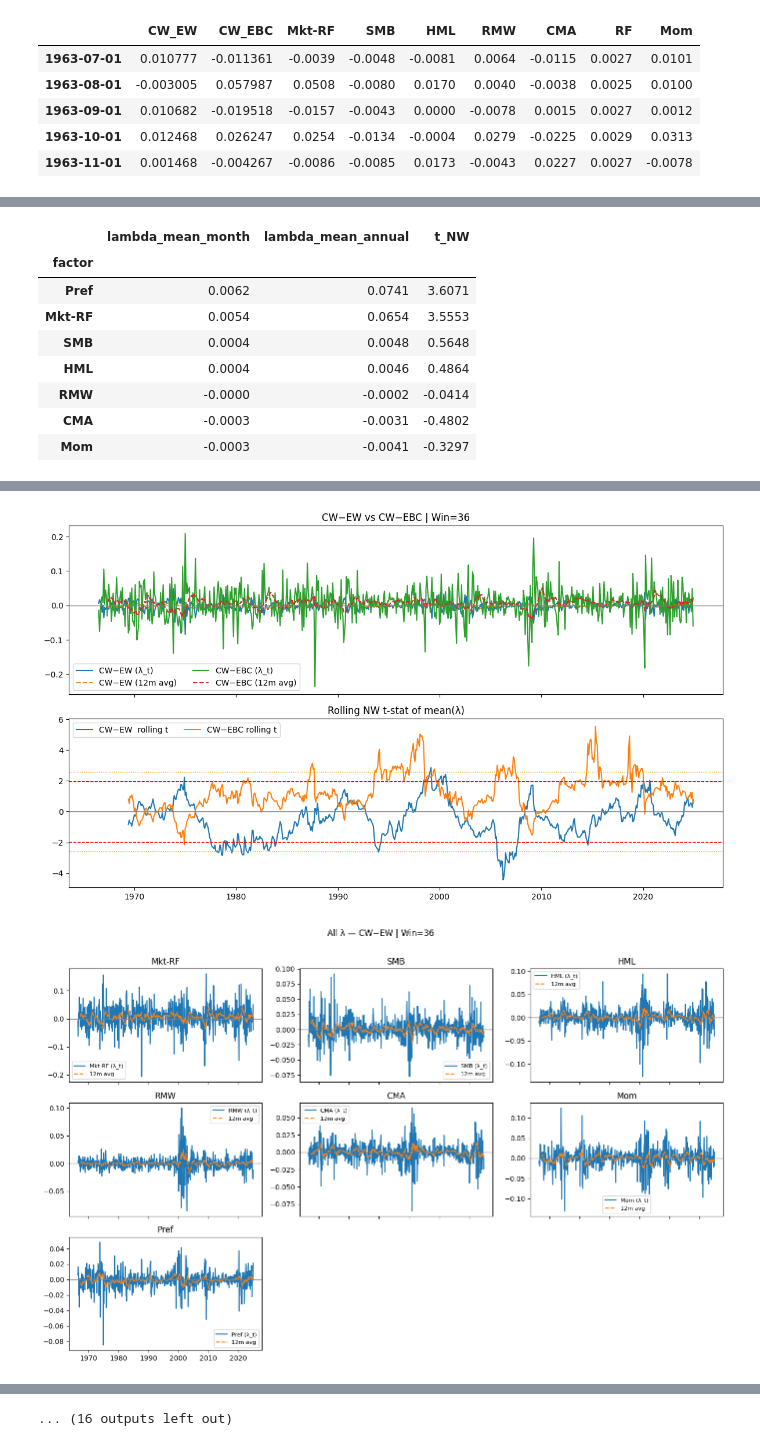
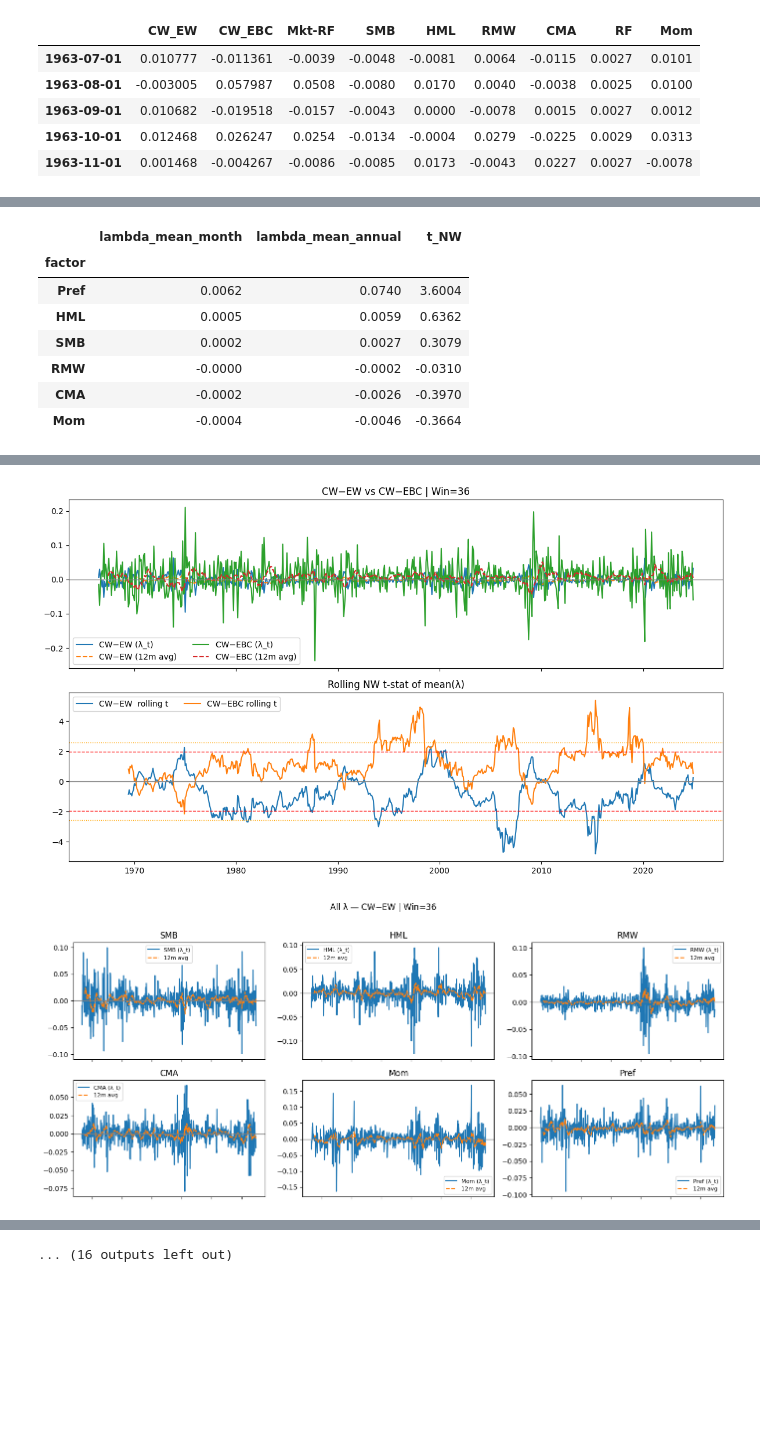
Before and after one commit to eviprous/Invesco-Research, a Jupyter notebook: cw_vs_ebc_kw.ipynb, the cells around one changed output, grey strips where cells are left out. Saved outputs shown, nothing was run; the diff lists cells and outputs as text; code cells hidden in the pictures; blank space fills up the shorter version.

```diff
--- a/cw_vs_ebc_kw.ipynb
+++ b/cw_vs_ebc_kw.ipynb
@@ -313,16 +326,16 @@ def clean_numeric(x):
 
 rets        = to_month_end(rets)
 pref_series = to_month_end(pref_m["CW-EBC"])
-mkt_series  = to_month_end(ff_m["Mkt-RF"])
+# mkt_series  = to_month_end(ff_m["Mkt-RF"])
 
 rets        = clean_numeric(rets)
 pref_series = clean_numeric(pref_series)
-mkt_series  = clean_numeric(mkt_series)
+# mkt_series  = clean_numeric(mkt_series)
 
-common_idx  = rets.index.intersection(pref_series.index).intersection(mkt_series.index)
+common_idx  = rets.index.intersection(pref_series.index)
 rets        = rets.loc[common_idx]
 pref_series = pref_series.loc[common_idx]
-mkt_series  = mkt_series.loc[common_idx]
+# mkt_series  = mkt_series.loc[common_idx]
 
 print("Aligned span:", rets.index.min(), "→", rets.index.max(), " | months:", len(rets))
 # %% [output]
@@ -434,7 +447,7 @@ def fama_macbeth(rets: pd.DataFrame,
 for pref_name in ["CW-EBC", "CW-EW"]:
     fm_out = fama_macbeth(rets=rets,
                           pref_series=pref_m[pref_name],
-                          mkt_series=ff_m["Mkt-RF"],
+                          mkt_series=None,
                           window=36, nw_lags=6,
                           min_stocks=50, verbose=False)
     print(f"[FM] {pref_name}  mean λ={fm_out.get('lambda_pref_mean')},  t={fm_out.get('lambda_pref_t')},  "
@@ -445,5 +458,5 @@ for pref_name in ["CW-EBC", "CW-EW"]:
 # %%
-fac_names = ["Mkt-RF","SMB","HML","RMW","CMA","Mom"]
+fac_names = ["SMB","HML","RMW","CMA","Mom"]
 beta_ctrl = {}
 for nm in fac_names:
     beta_ctrl[nm] = rolling_beta_single_factor(rets, ff_m[nm], window=36).shift(1)
@@ -493,7 +506,7 @@ W = 36
 min_stocks = 50
 nw_lags = 6
 pref_list = ["CW-EBC", "CW-EW"]
-fac_names = ["Mkt-RF","SMB","HML","RMW","CMA","Mom"]
+fac_names = ["SMB","HML","RMW","CMA","Mom"]
 
 
 beta_ctrl = {
@@ -741,7 +752,6 @@ def nw_mean_t(series, maxlags=6):
 
 # ----------- Label normalization for plotting -----------
 ALIAS = {
-    "Mkt-RF": ["mkt-rf","mkt_rf","mktrf","mkt","market-rf","mktminusrf","mkt_rf_tilde"],
     "SMB"   : ["smb","size"],
     "HML"   : ["hml","value"],
     "RMW"   : ["rmw","profit","robust-minus-weak","profitability"],
@@ -749,7 +759,7 @@ ALIAS = {
     "Mom"   : ["mom","umd","momentum"],
     "Pref"  : ["pref","preference","cw_ew","cw-ew","cw_ebc","cw-ebc"]
 }
-STD_ORDER = ["Mkt-RF","SMB","HML","RMW","CMA","Mom","Pref"]
+STD_ORDER = ["SMB","HML","RMW","CMA","Mom","Pref"]
 
 def _normalize_labels(labels):
     lab_std = []
@@ -807,7 +817,7 @@ def run_bfm_rolling(rets, ffm, pref_series,
     """
     # 1) build factor panel
     F = pd.concat([
-        ffm[["Mkt-RF","SMB","HML","RMW","CMA","Mom"]],
+        ffm[["SMB","HML","RMW","CMA","Mom"]],
         pref_series.rename("Pref")
     ], axis=1).dropna()
 
@@ -817,11 +827,11 @@ def run_bfm_rolling(rets, ffm, pref_series,
 
     # Optional orthogonalization of Pref vs FF6
     if orthogonalize:
-        Xb = sm.add_constant(F[["Mkt-RF","SMB","HML","RMW","CMA","Mom"]])
+        Xb = sm.add_constant(F[["SMB","HML","RMW","CMA","Mom"]])
         fit = sm.OLS(F["Pref"], Xb).fit()
         F["Pref"] = F["Pref"] - fit.predict(Xb)
 
-    colsX = ["Mkt-RF","SMB","HML","RMW","CMA","Mom","Pref"]
+    colsX = ["SMB","HML","RMW","CMA","Mom","Pref"]
     T = len(F)
     idx = F.index
 
@@ -885,7 +895,7 @@ def plot_bfm_all(summary, Lambda, title="FF6 + Pref"):
     summary = _coerce_index_to_std(summary)
     Lambda  = _coerce_index_to_std(Lambda)
     if "lambda_mean_annual" not in summary.columns or "t_NW" not in summary.columns:
-        raise KeyError("summary 需要列 ['lambda_mean_annual','t_NW'].")
+        raise KeyError("summary needs ['lambda_mean_annual','t_NW'].")
 
     s_ann = _ensure_order_series(summary["lambda_mean_annual"], STD_ORDER)
     s_t   = _ensure_order_series(summary["t_NW"],             STD_ORDER)
@@ -915,7 +925,7 @@ def plot_bfm_all(summary, Lambda, title="FF6 + Pref"):
     for i, v in enumerate(s_t.values):
         ax2.text(i, v, f"{v:.2f}", ha="center", va="bottom" if v>=0 else "top", fontsize=9)
 
-    sel = [c for c in ["Pref","SMB","HML","CMA","Mkt-RF"] if c in L.columns]
+    sel = [c for c in ["Pref","SMB","HML","CMA","Mom"] if c in L.columns]
     for c in sel:
         ax3.plot(L.index, L[c], label=f"{c} (monthly λ)")
         ax3.plot(L.index, L[c].rolling(12).mean(), linestyle="--", label=f"{c} (12m avg)")
@@ -1101,10 +1110,9 @@ display(compare_pref.round(4))
 === Rolling BFM — CW−EBC as Pref | WIN=36 ===
 |  | lambda_mean_month | lambda_mean_annual | t_NW |
 | factor |  |  |  |
-| Pref | 0.0062 | 0.0741 | 3.6071 |
-| Mkt-RF | 0.0054 | 0.0654 | 3.5553 |
-| SMB | 0.0004 | 0.0048 | 0.5648 |
-| HML | 0.0004 | 0.0046 | 0.4864 |
-| RMW | -0.0000 | -0.0002 | -0.0414 |
-| CMA | -0.0003 | -0.0031 | -0.4802 |
-| Mom | -0.0003 | -0.0041 | -0.3297 |
+| Pref | 0.0062 | 0.0740 | 3.6004 |
+| HML | 0.0005 | 0.0059 | 0.6362 |
+| SMB | 0.0002 | 0.0027 | 0.3079 |
+| RMW | -0.0000 | -0.0002 | -0.0310 |
+| CMA | -0.0002 | -0.0026 | -0.3970 |
+| Mom | -0.0004 | -0.0046 | -0.3664 |
@@ -1112,3 +1120,3 @@ display(compare_pref.round(4))
 [figure]
-[figure, old version]
+[figure, new version]
-[figure, old version]
+[figure, new version]
```
Also changed, not shown: parts of 14 cells of this notebook.
